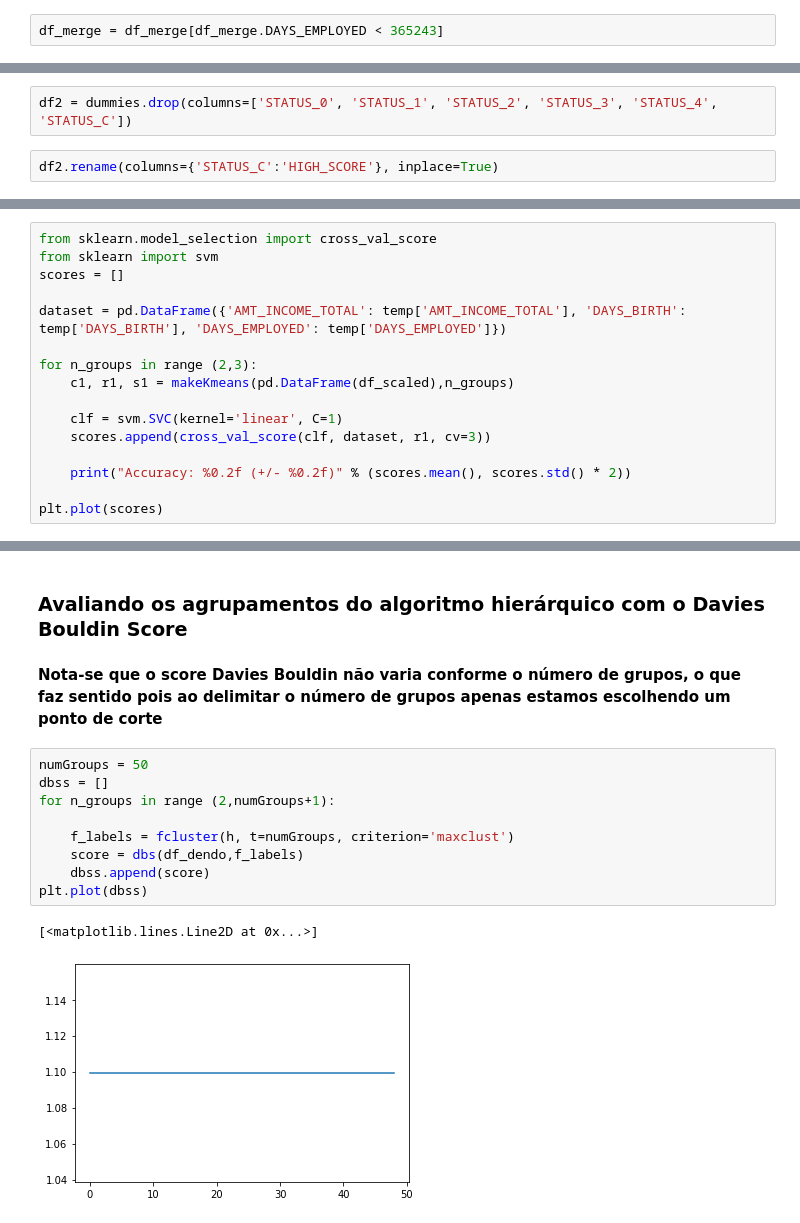
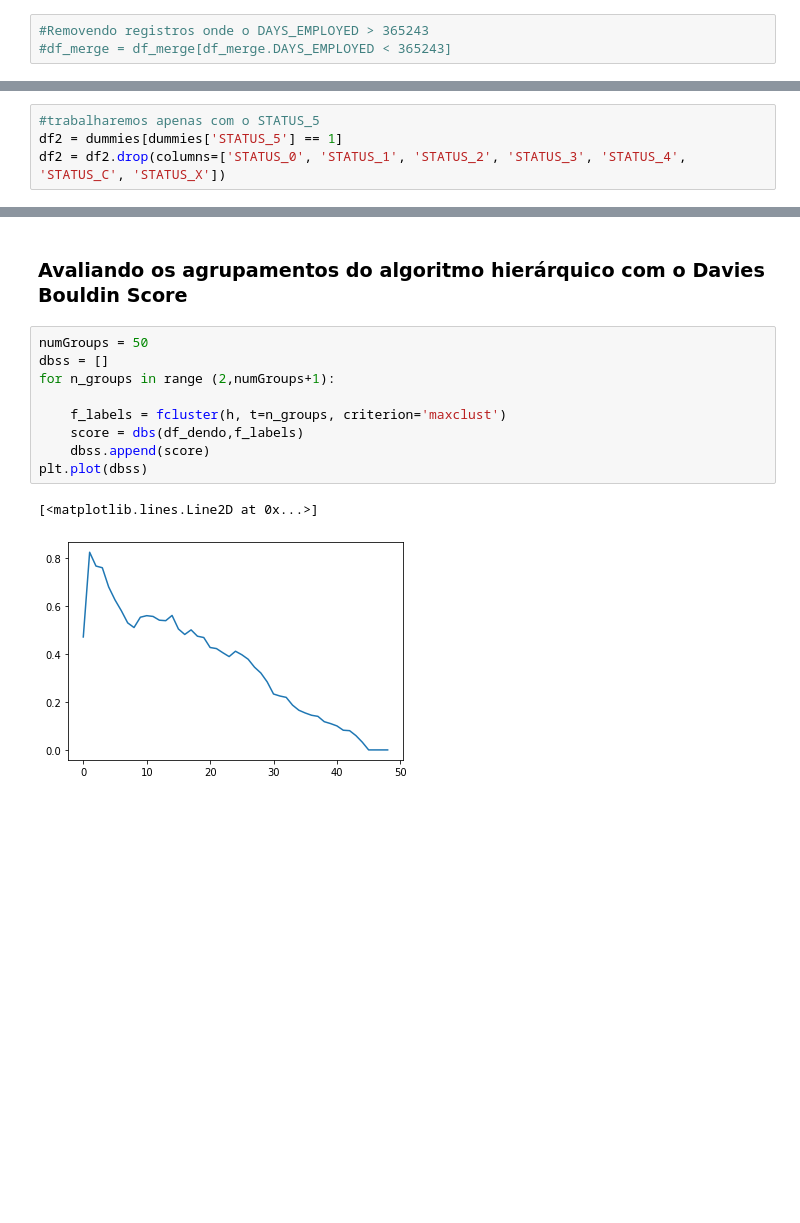
Before and after one commit to rsmiderle/ds_exercises, a Jupyter notebook: validacao_agrupamentos/validacao_agrupamentos-final.ipynb, the cells around one changed output, grey strips where cells are left out. Drawn from its saved outputs; the diff is of its cells as text; blank space fills up the shorter version.

```diff
--- a/validacao_agrupamentos/validacao_agrupamentos-final.ipynb
+++ b/validacao_agrupamentos/validacao_agrupamentos-final.ipynb
@@ -47,2 +44,3 @@ df_merge = df_merge[df_merge['MONTHS_BALANCE'] == 0]
 # %%
-df_merge = df_merge[df_merge.DAYS_EMPLOYED < 365243]
+#Removendo registros onde o DAYS_EMPLOYED > 365243
+#df_merge = df_merge[df_merge.DAYS_EMPLOYED < 365243]
@@ -55,7 +52,7 @@ dummies = pd.get_dummies(df_merge).copy()
 # %%
-df2 = dummies.drop(columns=['STATUS_0', 'STATUS_1', 'STATUS_2', 'STATUS_3', 'STATUS_4', 'STATUS_C'])
+#trabalharemos apenas com o STATUS_5
+df2 = dummies[dummies['STATUS_5'] == 1]
+df2 = df2.drop(columns=['STATUS_0', 'STATUS_1', 'STATUS_2', 'STATUS_3', 'STATUS_4', 'STATUS_C', 'STATUS_X'])
-# %%
-df2.rename(columns={'STATUS_C':'HIGH_SCORE'}, inplace=True)
 # %%
 #eliminando features que não sofrem variação
 df3 = pd.DataFrame(df2.nunique())
@@ -109,22 +106,6 @@ def kmeansDBSEvaluating(df, numGroups):
         score = dbs(df,r1)
         dbss.append(score)
     plt.plot(dbss)
-# %%
-from sklearn.model_selection import cross_val_score
-from sklearn import svm
-scores = []
-
-dataset = pd.DataFrame({'AMT_INCOME_TOTAL': temp['AMT_INCOME_TOTAL'], 'DAYS_BIRTH': temp['DAYS_BIRTH'], 'DAYS_EMPLOYED': temp['DAYS_EMPLOYED']})
-
-for n_groups in range (2,3):
-    c1, r1, s1 = makeKmeans(pd.DataFrame(df_scaled),n_groups)
-
-    clf = svm.SVC(kernel='linear', C=1)
-    scores.append(cross_val_score(clf, dataset, r1, cv=3))
-
-    print("Accuracy: %0.2f (+/- %0.2f)" % (scores.mean(), scores.std() * 2))
-
-plt.plot(scores)
 # %% [markdown]
 <h3>Avaliando os agrupamentos do k-means com o <b>SSE
 # %%
@@ -169,16 +153,14 @@ makeDendogram(h, 'Dendograma')
 # %% [markdown]
 <h3>Avaliando os agrupamentos do algoritmo hierárquico com o <b>Davies Bouldin Score
-# %% [markdown]
-<b>Nota-se que o score Davies Bouldin não varia conforme o número de grupos, o que faz sentido pois ao delimitar o número de grupos apenas estamos escolhendo um ponto de corte
 # %%
 numGroups = 50
 dbss = []
 for n_groups in range (2,numGroups+1):
 
-    f_labels = fcluster(h, t=numGroups, criterion='maxclust')
+    f_labels = fcluster(h, t=n_groups, criterion='maxclust')
     score = dbs(df_dendo,f_labels)
     dbss.append(score)
 plt.plot(dbss)
 # %% [output]
 [<matplotlib.lines.Line2D at 0x...>]
-[figure, old version]
+[figure, new version]
```
Also changed, not shown: parts of 25 cells of this notebook.
